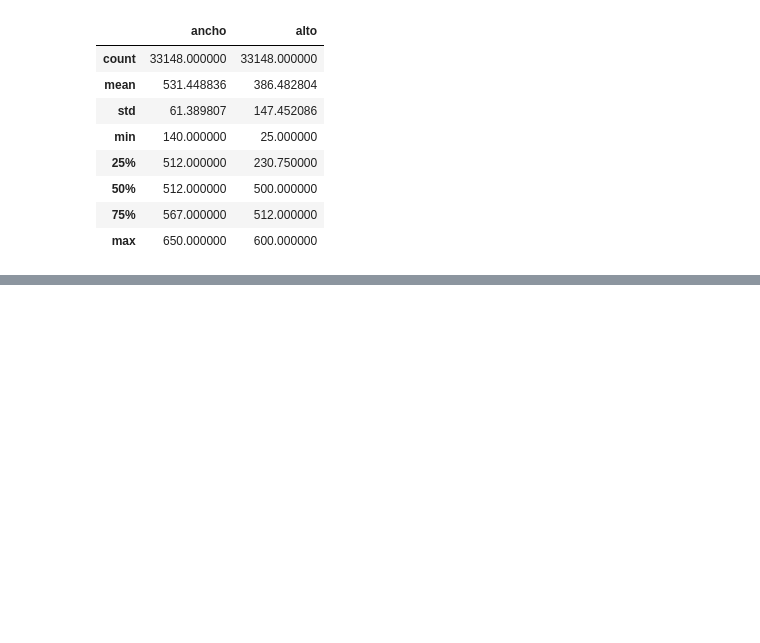
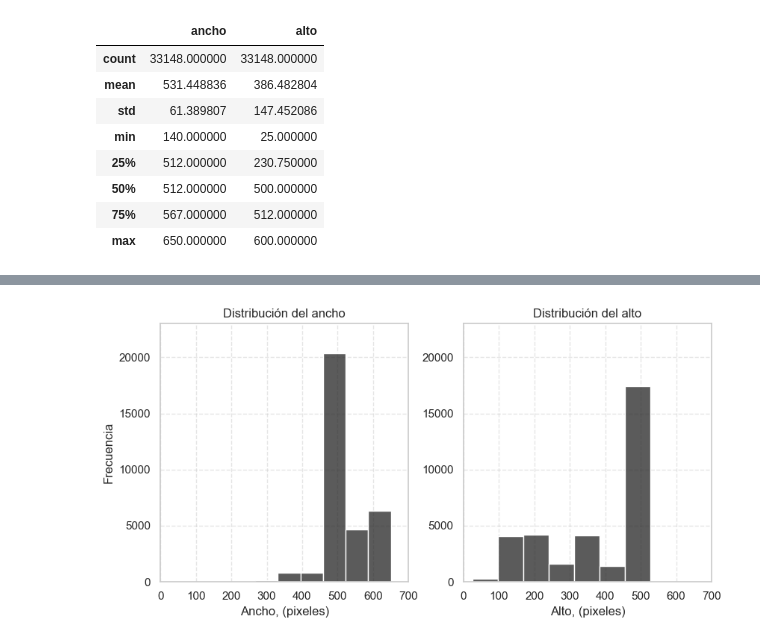
Before and after one commit to andres-mestra/SelSegToYolo, a Jupyter notebook: image_transformation/EDA_images_dataset1.ipynb, the cells around one changed output, grey strips where cells are left out. Saved outputs shown, nothing was run; the diff lists cells and outputs as text; code cells hidden in the pictures; blank space fills up the shorter version.

```diff
--- a/image_transformation/EDA_images_dataset1.ipynb
+++ b/image_transformation/EDA_images_dataset1.ipynb
@@ -253,0 +240,32 @@ for subcarpeta in subcarpetas:
+# %%
+# Configurar el estilo de Seaborn para un gráfico científico
+sns.set(style="whitegrid", palette="gray")
+
+# Crear dos subplots en la misma fila
+fig, axes = plt.subplots(1, 2, figsize=(8.5, 4.5))
+
+# Histograma para la variable "ancho" con límites iguales
+sns.histplot(data=dataset_info, x='ancho', bins=8, ax=axes[0])
+axes[0].set_xlabel('Ancho, (pixeles)')
+axes[0].set_ylabel('Frecuencia')
+axes[0].set_title('Distribución del ancho')
+axes[0].set_ylim(0, 23000)
+axes[0].set_xlim(0, 700)
+axes[0].grid(True, linestyle='--', alpha=0.5)
+
+
+# Histograma para la variable "alto" con límites iguales
+sns.histplot(data=dataset_info, x='alto', bins=8, ax=axes[1])
+axes[1].set_xlabel('Alto, (pixeles)')
+axes[1].set_ylabel('')
+axes[1].set_title('Distribución del alto')
+axes[1].set_ylim(0, 23000)
+axes[1].set_xlim(0, 700)
+axes[1].grid(True, linestyle='--', alpha=0.5)
+plt.tight_layout()
+
+# # Guardar el gráfico en alta resolución
+# plt.savefig('distribucion_ancho_alto.pdf', dpi=300)
+plt.show()
+# %% [output]
+[figure, added]
```
Also changed, not shown: parts of 23 cells of this notebook.
